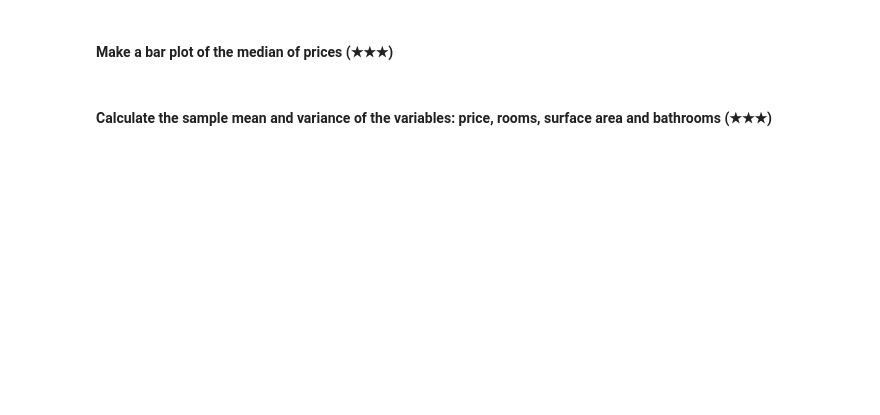
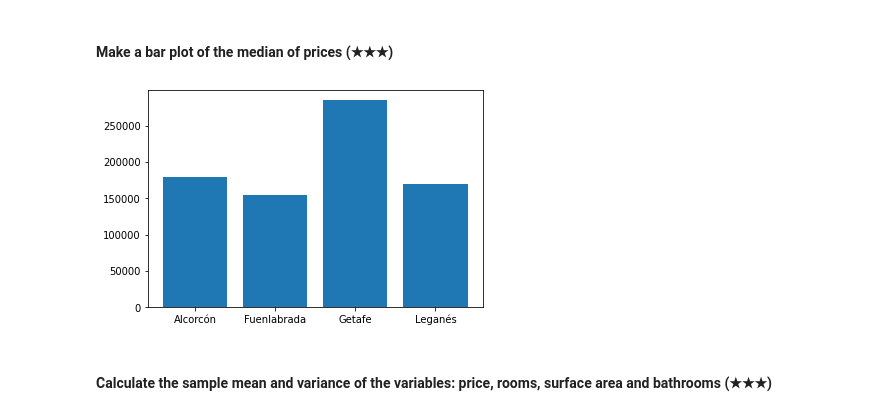
Before and after one commit to juano1123/real_state_data_cleanup, a Jupyter notebook: project.ipynb, the cells around one changed output. Drawn from its saved outputs; the diff is of its cells as text; code cells hidden in the pictures; blank space fills up the shorter version.

```diff
--- a/project.ipynb
+++ b/project.ipynb
@@ -51,4 +169,19 @@ print(data_frame)
 # %% [markdown]
 #### Make a bar plot of the median of prices (★★★)
+# %%
+import pandas as pd
+import matplotlib.pyplot as plt
+
+data_frame = pd.read_csv('./assets/real_estate.csv', sep=';')
+filtered_data_frame = data_frame[data_frame['level5'].isin(
+    ('Fuenlabrada', 'Leganés', 'Getafe', 'Alcorcón'))]
+filtered_data_frame = filtered_data_frame[['level5', 'price']]
+grouped_filtered_data_frame = filtered_data_frame.groupby('level5').median()
+keys = grouped_filtered_data_frame.index.values.tolist()
+values = grouped_filtered_data_frame['price'].tolist()
+plt.bar(keys, values)
+plt.show()
+# %% [output]
+[figure, added]
 # %% [markdown]
 #### Calculate the sample mean and variance of the variables: price, rooms, surface area and bathrooms (★★★)
```
Also changed, not shown: parts of 21 cells of this notebook, 3 other files.
